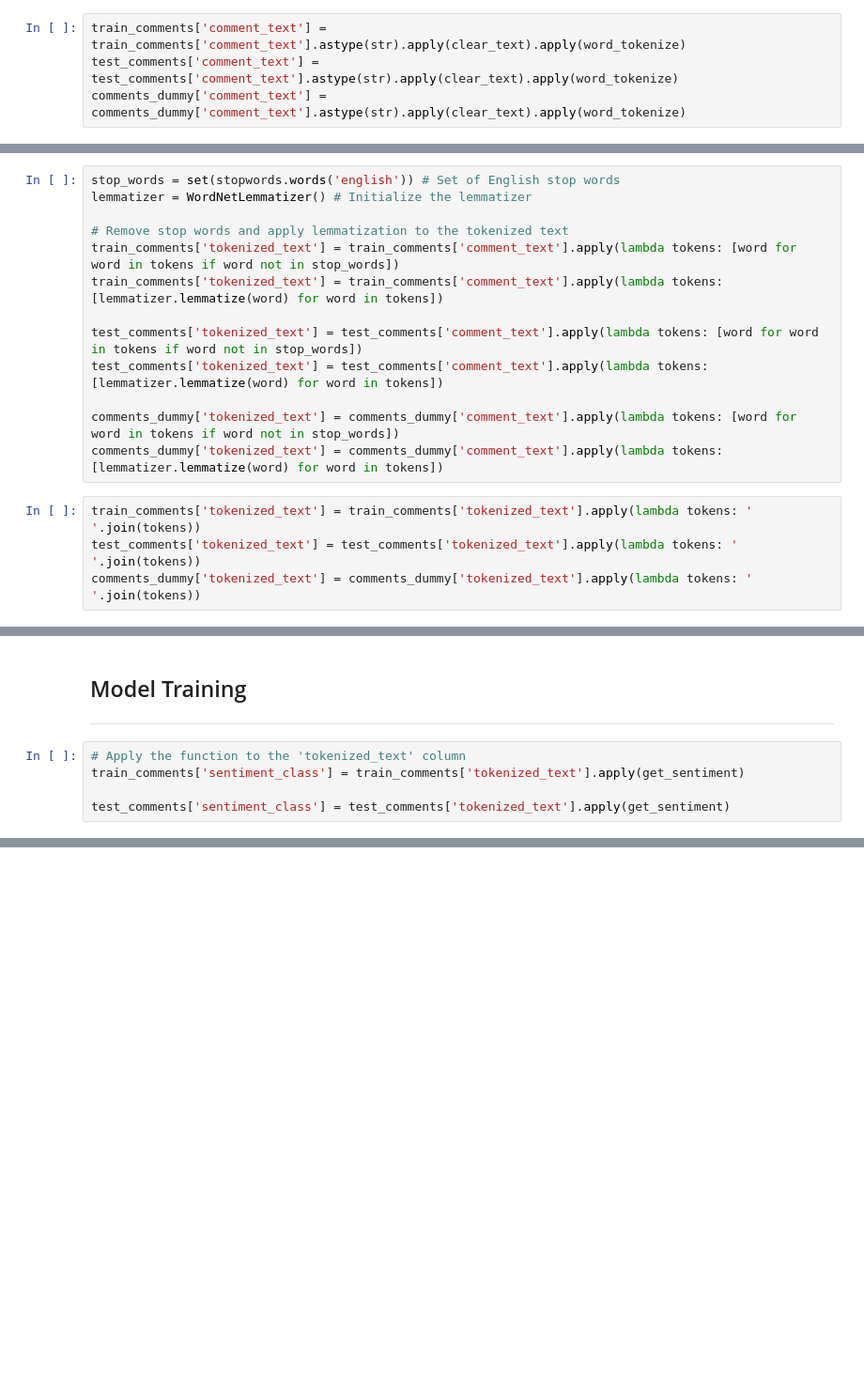
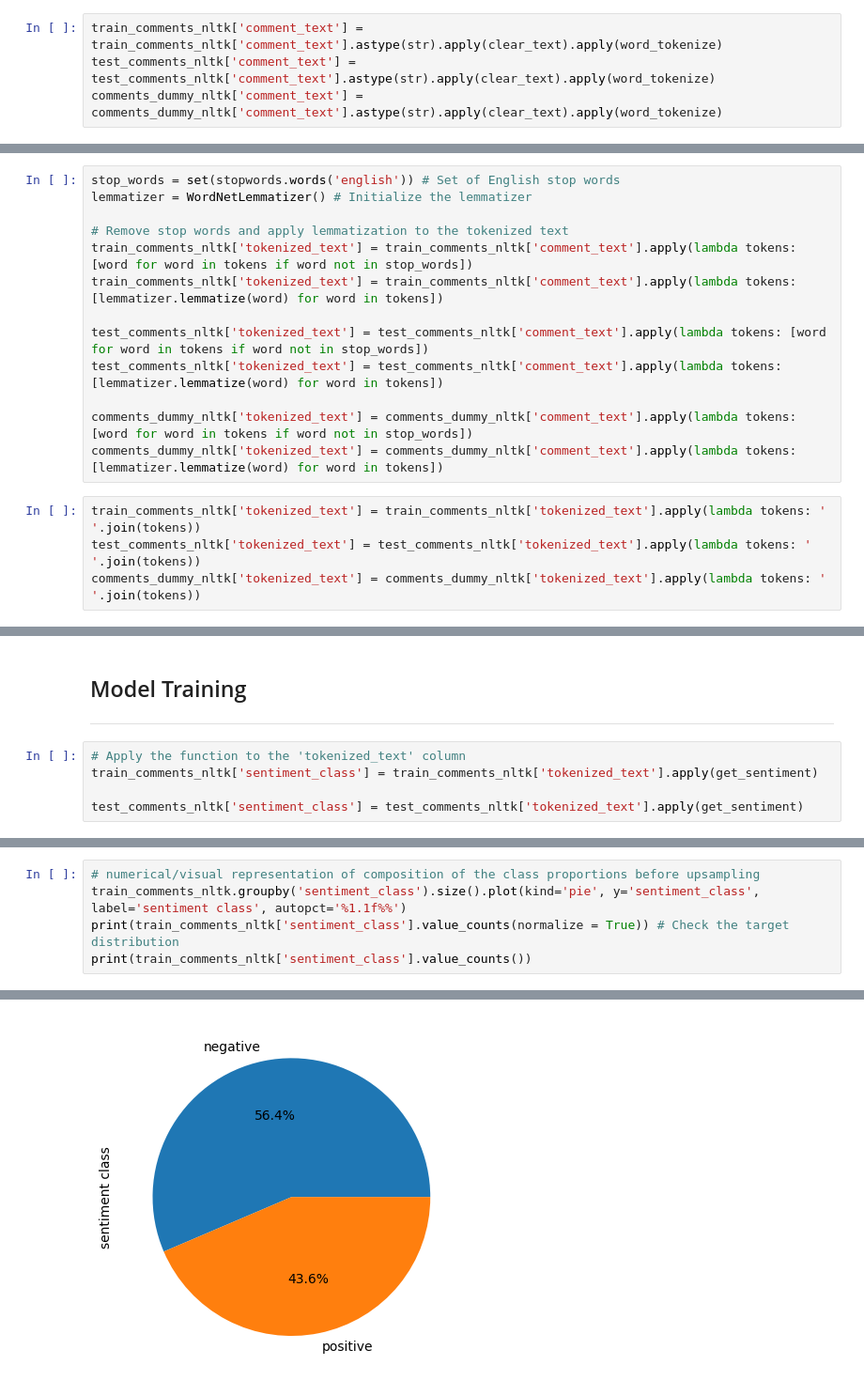
Before and after one commit to betanight/youtube_sentiment_analysis, a Jupyter notebook: notebooks/eda_analysis_fonz.ipynb, the cells around one changed output, grey strips where cells are left out. Shown at 94% size. Drawn from its saved outputs; the diff is of its cells as text; blank space fills up the shorter version.

```diff
--- a/notebooks/eda_analysis_fonz.ipynb
+++ b/notebooks/eda_analysis_fonz.ipynb
@@ -122,9 +134,9 @@ def clear_text(text):
     text = re.sub(r"\s+", " ", text).strip()  # Replace multiple spaces with a single space and strip leading/trailing spaces
     return text
 # %%
-train_comments['comment_text'] = train_comments['comment_text'].astype(str).apply(clear_text).apply(word_tokenize)
-test_comments['comment_text'] = test_comments['comment_text'].astype(str).apply(clear_text).apply(word_tokenize)
-comments_dummy['comment_text'] = comments_dummy['comment_text'].astype(str).apply(clear_text).apply(word_tokenize)
+train_comments_nltk['comment_text'] = train_comments_nltk['comment_text'].astype(str).apply(clear_text).apply(word_tokenize)
+test_comments_nltk['comment_text'] = test_comments_nltk['comment_text'].astype(str).apply(clear_text).apply(word_tokenize)
+comments_dummy_nltk['comment_text'] = comments_dummy_nltk['comment_text'].astype(str).apply(clear_text).apply(word_tokenize)
 # %% [markdown]
 ## Stop Word Removal/Lemmatization
 # %%
@@ -132,18 +144,18 @@ stop_words = set(stopwords.words('english')) # Set of English stop words
 lemmatizer = WordNetLemmatizer() # Initialize the lemmatizer
 
 # Remove stop words and apply lemmatization to the tokenized text
-train_comments['tokenized_text'] = train_comments['comment_text'].apply(lambda tokens: [word for word in tokens if word not in stop_words])
-train_comments['tokenized_text'] = train_comments['comment_text'].apply(lambda tokens: [lemmatizer.lemmatize(word) for word in tokens])
+train_comments_nltk['tokenized_text'] = train_comments_nltk['comment_text'].apply(lambda tokens: [word for word in tokens if word not in stop_words])
+train_comments_nltk['tokenized_text'] = train_comments_nltk['comment_text'].apply(lambda tokens: [lemmatizer.lemmatize(word) for word in tokens])
 
-test_comments['tokenized_text'] = test_comments['comment_text'].apply(lambda tokens: [word for word in tokens if word not in stop_words])
-test_comments['tokenized_text'] = test_comments['comment_text'].apply(lambda tokens: [lemmatizer.lemmatize(word) for word in tokens])
+test_comments_nltk['tokenized_text'] = test_comments_nltk['comment_text'].apply(lambda tokens: [word for word in tokens if word not in stop_words])
+test_comments_nltk['tokenized_text'] = test_comments_nltk['comment_text'].apply(lambda tokens: [lemmatizer.lemmatize(word) for word in tokens])
 
-comments_dummy['tokenized_text'] = comments_dummy['comment_text'].apply(lambda tokens: [word for word in tokens if word not in stop_words])
-comments_dummy['tokenized_text'] = comments_dummy['comment_text'].apply(lambda tokens: [lemmatizer.lemmatize(word) for word in tokens])
+comments_dummy_nltk['tokenized_text'] = comments_dummy_nltk['comment_text'].apply(lambda tokens: [word for word in tokens if word not in stop_words])
+comments_dummy_nltk['tokenized_text'] = comments_dummy_nltk['comment_text'].apply(lambda tokens: [lemmatizer.lemmatize(word) for word in tokens])
 # %%
-train_comments['tokenized_text'] = train_comments['tokenized_text'].apply(lambda tokens: ' '.join(tokens))
-test_comments['tokenized_text'] = test_comments['tokenized_text'].apply(lambda tokens: ' '.join(tokens))
-comments_dummy['tokenized_text'] = comments_dummy['tokenized_text'].apply(lambda tokens: ' '.join(tokens))
+train_comments_nltk['tokenized_text'] = train_comments_nltk['tokenized_text'].apply(lambda tokens: ' '.join(tokens))
+test_comments_nltk['tokenized_text'] = test_comments_nltk['tokenized_text'].apply(lambda tokens: ' '.join(tokens))
+comments_dummy_nltk['tokenized_text'] = comments_dummy_nltk['tokenized_text'].apply(lambda tokens: ' '.join(tokens))
 # %% [markdown]
 ## Creating Like-to-Dislike Ratio
 # %%
@@ -242,6 +253,6 @@ plt.show() # Show the plot
 ---
 # %%
 # Apply the function to the 'tokenized_text' column
-train_comments['sentiment_class'] = train_comments['tokenized_text'].apply(get_sentiment)
+train_comments_nltk['sentiment_class'] = train_comments_nltk['tokenized_text'].apply(get_sentiment)
 
-test_comments['sentiment_class'] = test_comments['tokenized_text'].apply(get_sentiment)
+test_comments_nltk['sentiment_class'] = test_comments_nltk['tokenized_text'].apply(get_sentiment)
@@ -249,0 +261,6 @@ test_comments['sentiment_class'] = test_comments['tokenized_text'].apply(get_sen
+# %%
+# numerical/visual representation of composition of the class proportions before upsampling
+train_comments_nltk.groupby('sentiment_class').size().plot(kind='pie', y='sentiment_class', label='sentiment class', autopct='%1.1f%%')
+print(train_comments_nltk['sentiment_class'].value_counts(normalize = True)) # Check the target distribution
+print(train_comments_nltk['sentiment_class'].value_counts())
+# %% [output]
@@ -249,0 +275 @@ test_comments['sentiment_class'] = test_comments['tokenized_text'].apply(get_sen
+[figure, added]
```
Also changed, not shown: parts of 27 cells of this notebook.
